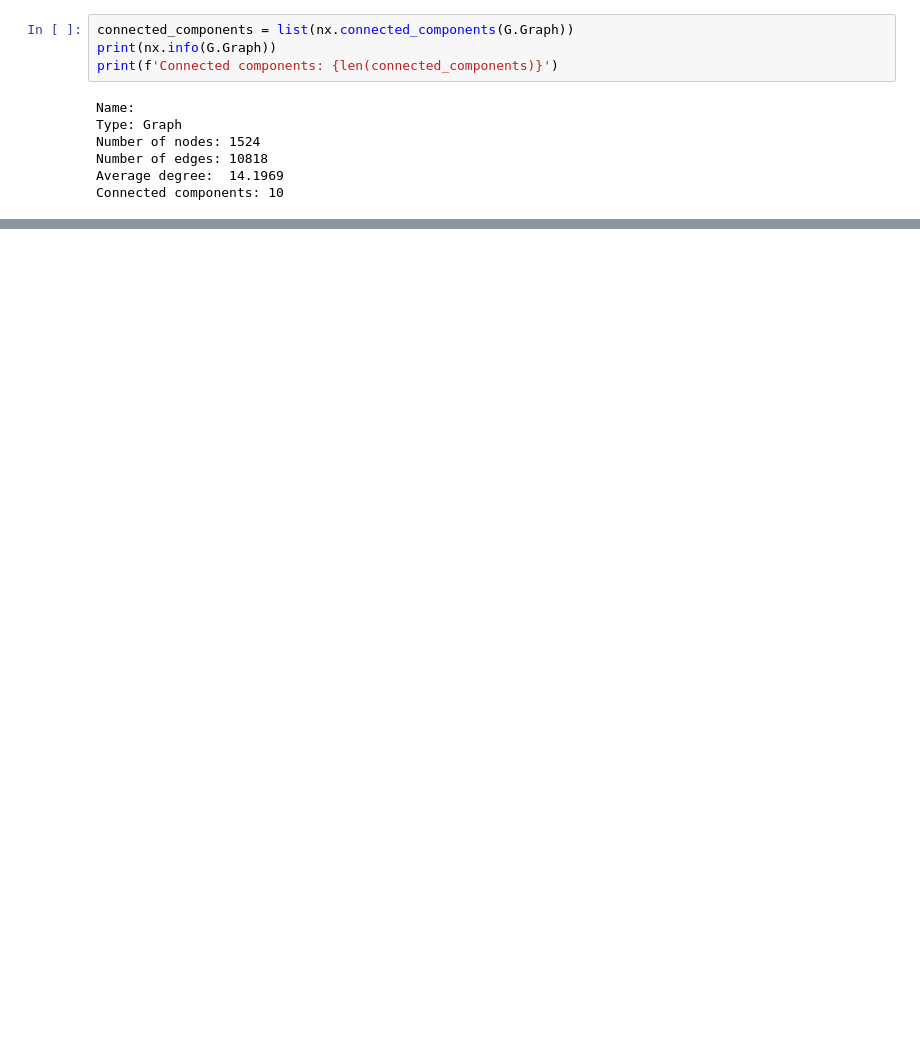
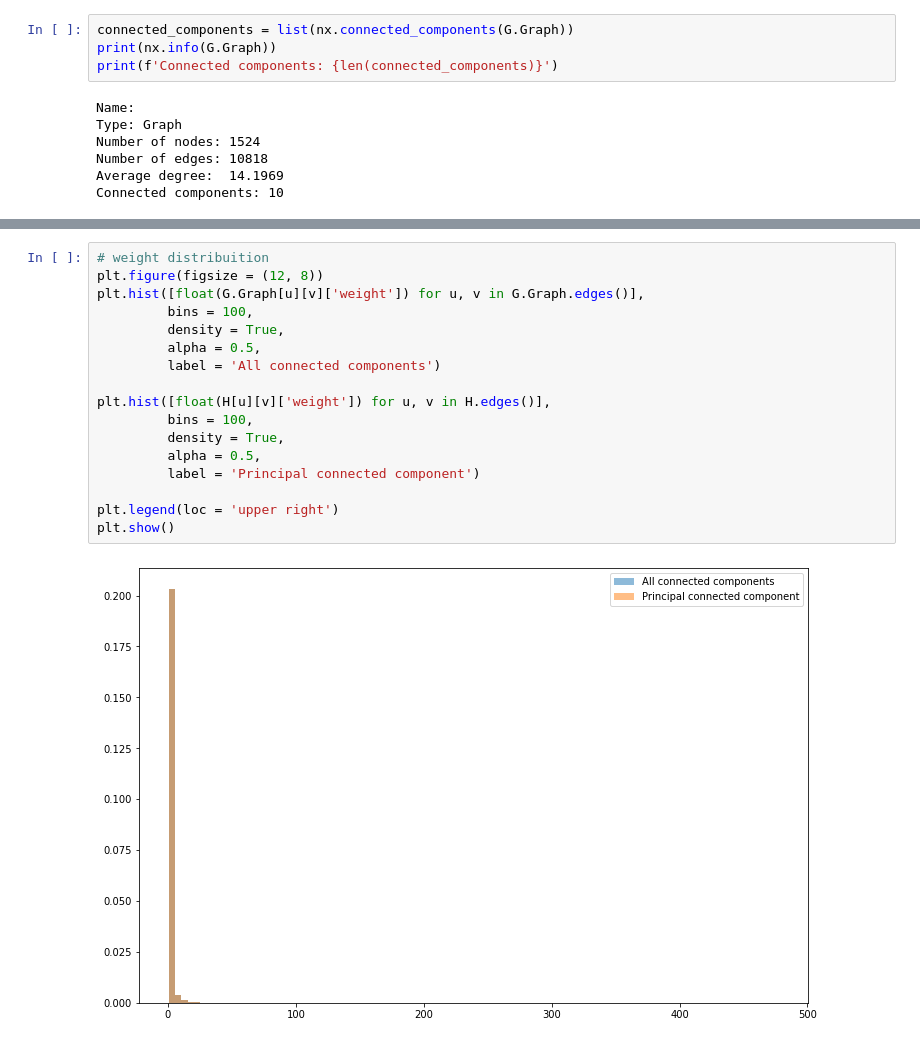
Before and after one commit to jvprimakipr/TDM_TMJ_Network, a Jupyter notebook: Code/Graphs.ipynb, the cells around one changed output, grey strips where cells are left out. Saved outputs shown, nothing was run; the diff lists cells and outputs as text; blank space fills up the shorter version.

```diff
--- a/Code/Graphs.ipynb
+++ b/Code/Graphs.ipynb
@@ -120,0 +117,19 @@ G.Graph['Cascão']['Cebolinha']
+# %%
+# weight distribuition
+plt.figure(figsize = (12, 8))
+plt.hist([float(G.Graph[u][v]['weight']) for u, v in G.Graph.edges()],
+         bins = 100,
+         density = True,
+         alpha = 0.5,
+         label = 'All connected components')
+
+plt.hist([float(H[u][v]['weight']) for u, v in H.edges()],
+         bins = 100,
+         density = True,
+         alpha = 0.5,
+         label = 'Principal connected component')
+
+plt.legend(loc = 'upper right')
+plt.show()
+# %% [output]
+[figure, added]
```
Also changed, not shown: parts of 21 cells of this notebook, 5 other files.
